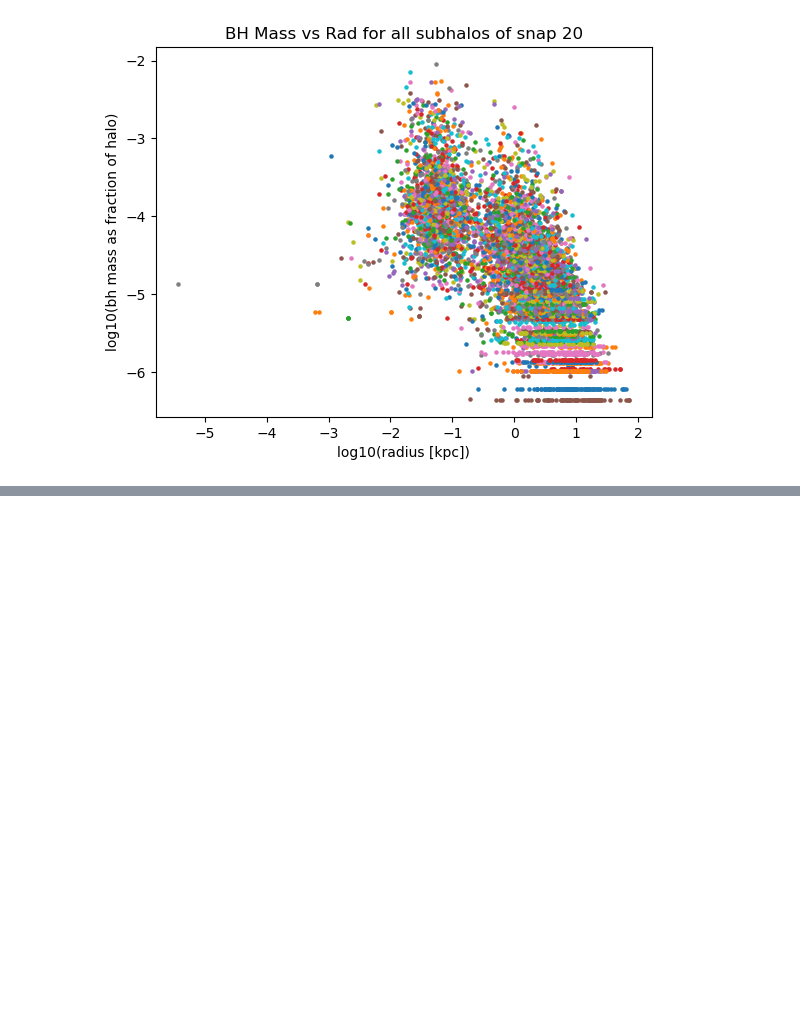
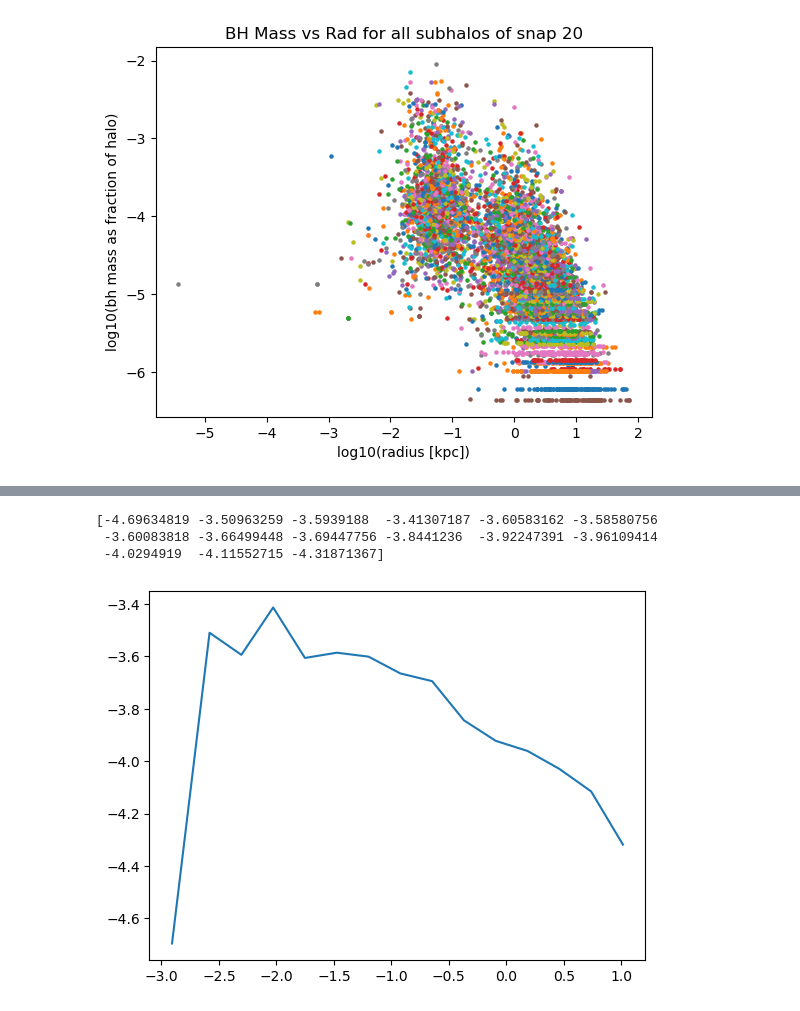
Before and after one commit to pranav-satheesh/wandering_bhs, a Jupyter notebook: Notebooks/SubhaloDictionary.ipynb, the cells around one changed output, grey strips where cells are left out. Saved outputs shown, nothing was run; the diff lists cells and outputs as text; code cells hidden in the pictures; blank space fills up the shorter version.

```diff
--- a/Notebooks/SubhaloDictionary.ipynb
+++ b/Notebooks/SubhaloDictionary.ipynb
@@ -235,0 +262,14 @@ Processing subhalo:
+# %%
+def mass_rad_mean_hist(snapshot, numbins):
+    valid_m, valid_r = mass_rad_data(snapshot)
+    log_m = np.log10(valid_m)
+    log_r = np.log10(valid_r)
+    edges = np.linspace(np.min(log_r), np.max(log_r), numbins+1)
+    edges[0] = edges[0] - 0.1
+    centers = (edges[1:]+edges[:-1])/2
+    means = np.empty(numbins)
+    for i in range(numbins):
+        inbin = np.bitwise_and((log_r>edges[i]),(log_r<=edges[i+1]))
+        means[i] = np.mean(log_m[inbin])
+    print(means)
+    plt.plot(centers, means)
@@ -235,0 +280,7 @@ Processing subhalo:
+# %%
+mass_rad_mean_hist(14, 15)
+# %% [output]
+[-4.69634819 -3.50963259 -3.5939188  -3.41307187 -3.60583162 -3.58580756
+ -3.60083818 -3.66499448 -3.69447756 -3.8441236  -3.92247391 -3.96109414
+ -4.0294919  -4.11552715 -4.31871367]
+[figure, added]
```
Also changed, not shown: parts of 3 cells of this notebook.
